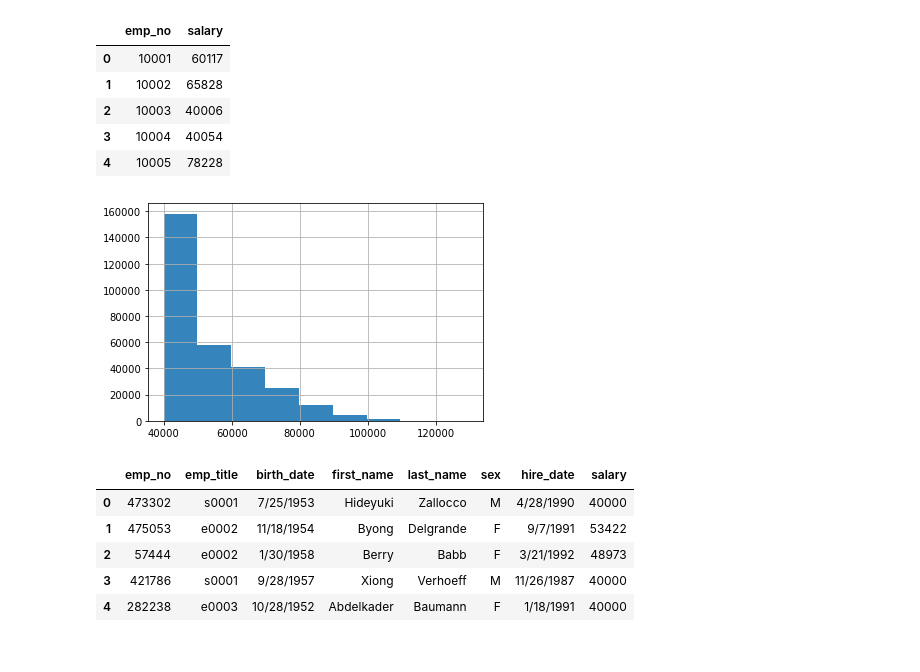
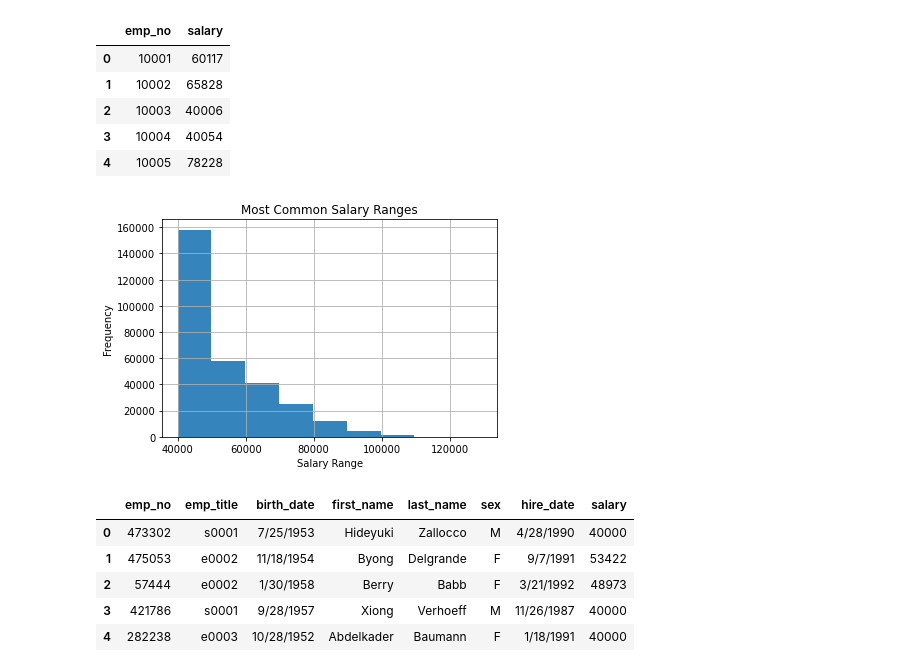
Before and after one commit to cjdance/sql-challenge, a Jupyter notebook: EmployeeSQL/employee_bonus.ipynb, the cells around one changed output. Drawn from its saved outputs; the diff is of its cells as text; code cells hidden in the pictures.

Commit message:
Updating final bonus chart with all data labels for visualisations.

```diff
--- a/EmployeeSQL/employee_bonus.ipynb
+++ b/EmployeeSQL/employee_bonus.ipynb
@@ -42,12 +42,15 @@ salary_df.head()
 # %%
 salaries = list(salary_df['salary'])
 
 fig, ax = plt.subplots()
 ax.hist(salaries, bins = 9, align = 'mid', alpha = 0.9)
 plt.grid(axis = 'both')
+plt.xlabel('Salary Range')
+plt.ylabel('Frequency')
+plt.title('Most Common Salary Ranges')
 plt.show()
 # %% [output]
-[figure, old version]
+[figure, new version]
 # %%
 employ_title = pd.merge(employee_df, salary_df, on = "emp_no")
 employ_title.head()
```
Also changed, not shown: parts of 3 cells of this notebook.
